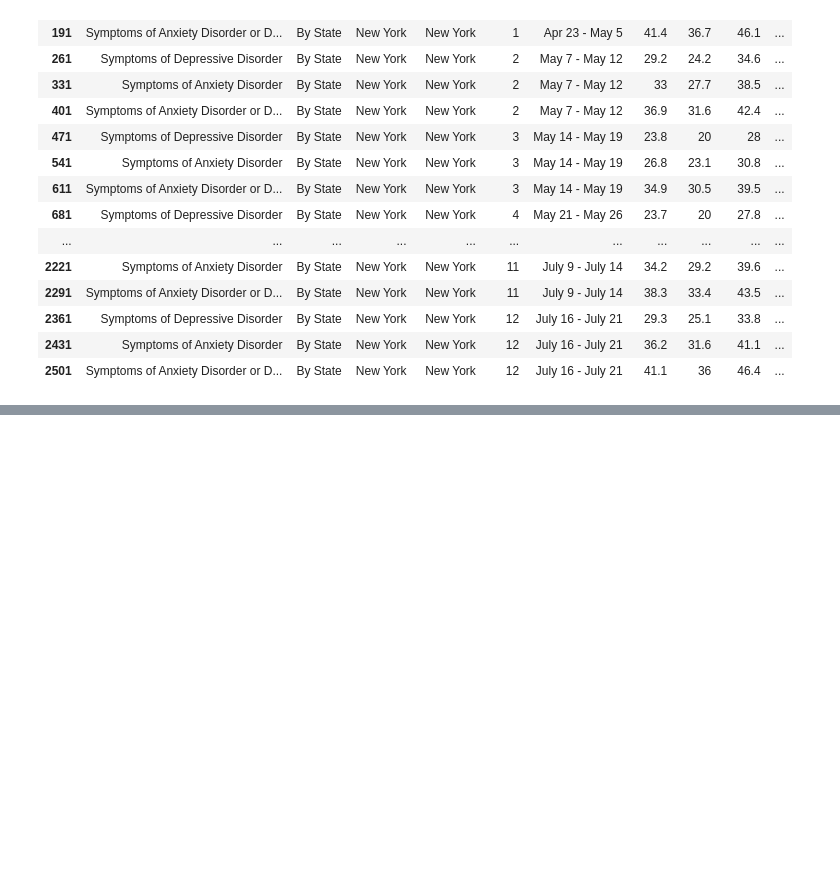
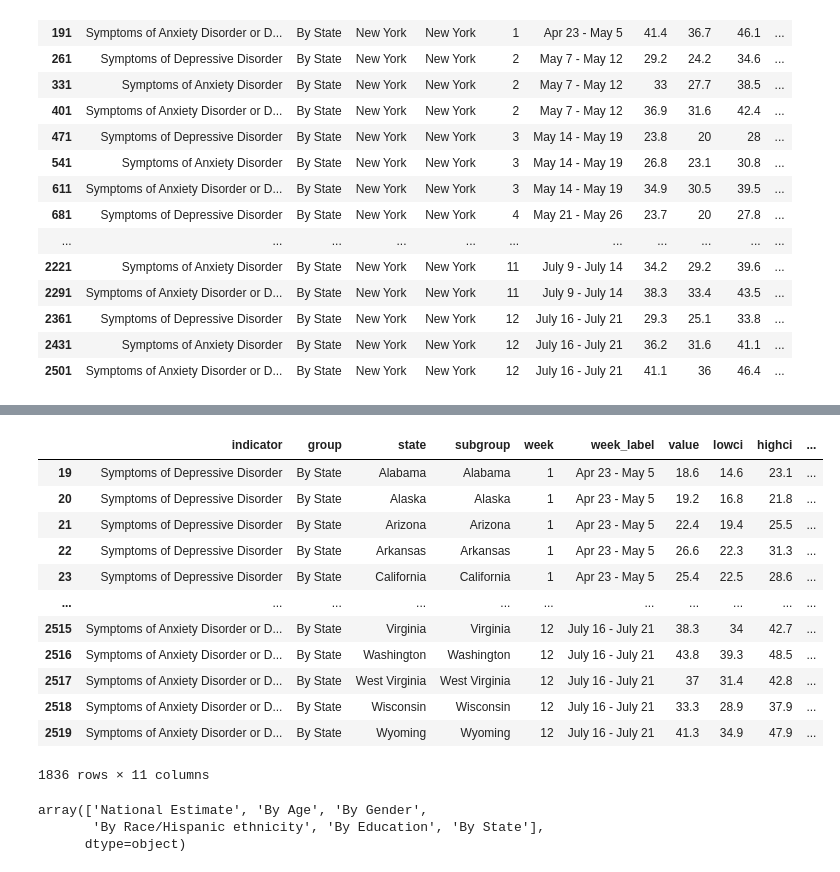
Before and after one commit to christophersingh/COVID-19_Mental_Health, a Jupyter notebook: Mental Health.ipynb, the cells around one changed output, grey strips where cells are left out. Drawn from its saved outputs; the diff is of its cells as text; code cells hidden in the pictures; blank space fills up the shorter version.

```diff
--- a/Mental Health.ipynb
+++ b/Mental Health.ipynb
@@ -144,0 +119,25 @@ Age.to_csv('age.csv')
+# %%
+race = df[df['group']=='By State']
+#ny = gr[gr['subgroup']=='Florida']
+race.to_csv('State.csv',index=False)
+race
+# %% [output]
+|  | indicator | group | state | subgroup | week | week_label | value | lowci | highci | ... |
+| 19 | Symptoms of Depressive Disorder | By State | Alabama | Alabama | 1 | Apr 23 - May 5 | 18.6 | 14.6 | 23.1 | ... |
+| 20 | Symptoms of Depressive Disorder | By State | Alaska | Alaska | 1 | Apr 23 - May 5 | 19.2 | 16.8 | 21.8 | ... |
+| 21 | Symptoms of Depressive Disorder | By State | Arizona | Arizona | 1 | Apr 23 - May 5 | 22.4 | 19.4 | 25.5 | ... |
+| 22 | Symptoms of Depressive Disorder | By State | Arkansas | Arkansas | 1 | Apr 23 - May 5 | 26.6 | 22.3 | 31.3 | ... |
+| 23 | Symptoms of Depressive Disorder | By State | California | California | 1 | Apr 23 - May 5 | 25.4 | 22.5 | 28.6 | ... |
+| ... | ... | ... | ... | ... | ... | ... | ... | ... | ... | ... |
+| 2515 | Symptoms of Anxiety Disorder or D... | By State | Virginia | Virginia | 12 | July 16 - July 21 | 38.3 | 34 | 42.7 | ... |
+| 2516 | Symptoms of Anxiety Disorder or D... | By State | Washington | Washington | 12 | July 16 - July 21 | 43.8 | 39.3 | 48.5 | ... |
+| 2517 | Symptoms of Anxiety Disorder or D... | By State | West Virginia | West Virginia | 12 | July 16 - July 21 | 37 | 31.4 | 42.8 | ... |
+| 2518 | Symptoms of Anxiety Disorder or D... | By State | Wisconsin | Wisconsin | 12 | July 16 - July 21 | 33.3 | 28.9 | 37.9 | ... |
+| 2519 | Symptoms of Anxiety Disorder or D... | By State | Wyoming | Wyoming | 12 | July 16 - July 21 | 41.3 | 34.9 | 47.9 | ... |
+1836 rows × 11 columns
+# %%
+df['group'].unique()
+# %% [output]
+array(['National Estimate', 'By Age', 'By Gender',
+       'By Race/Hispanic ethnicity', 'By Education', 'By State'],
+      dtype=object)
```
Also changed, not shown: parts of 11 cells of this notebook, 5 other files.
